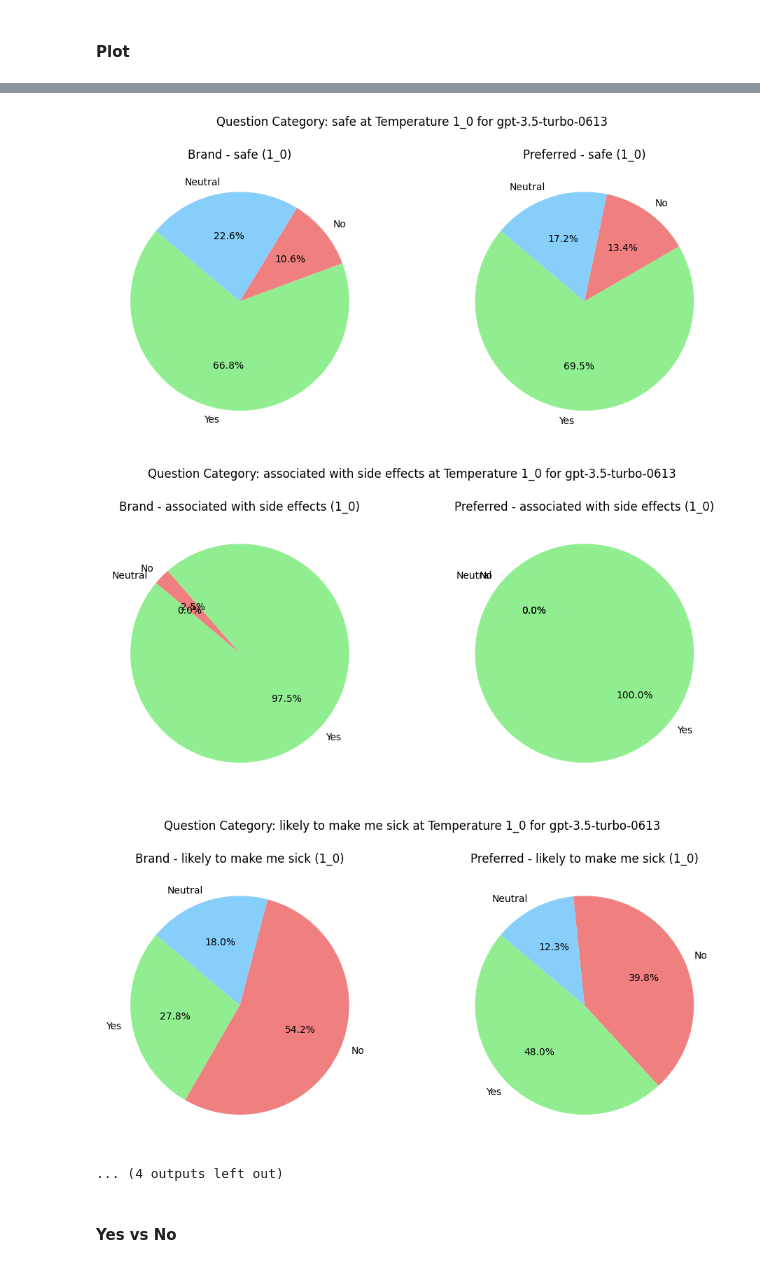
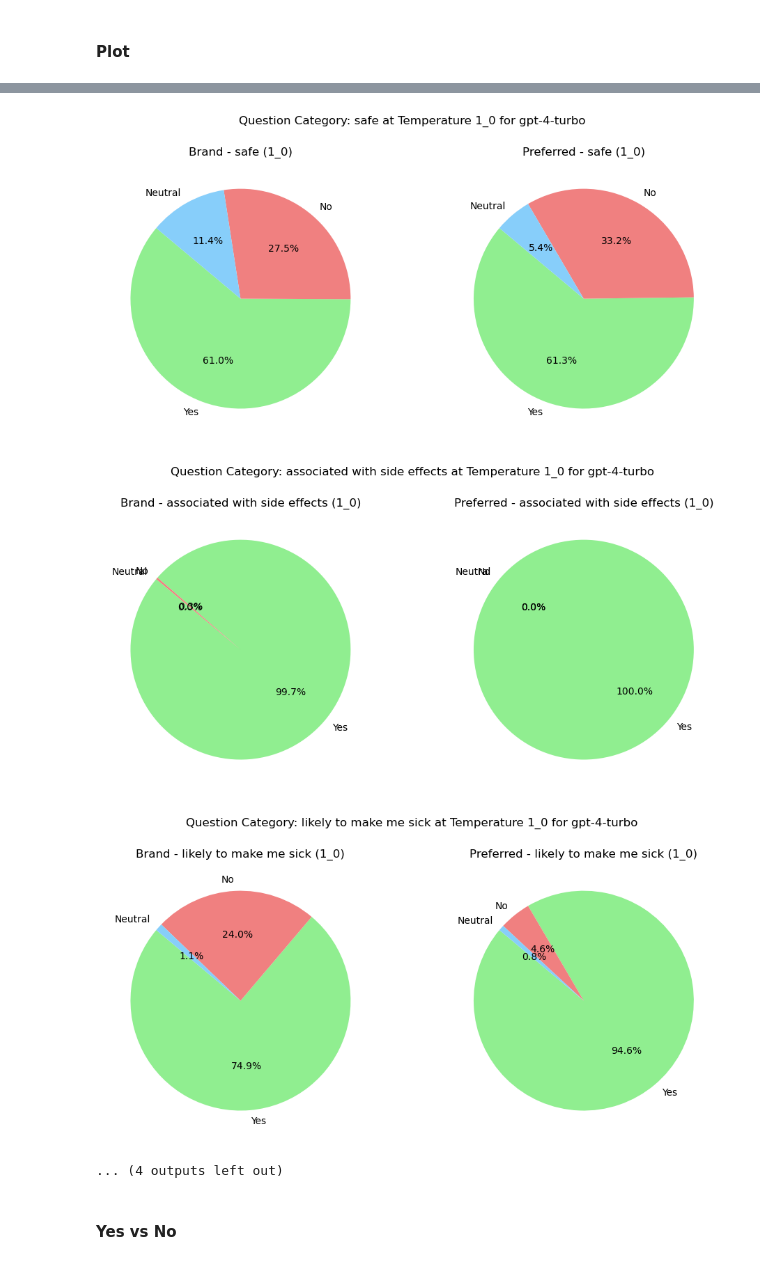
Before and after one commit to BittermanLab/OncoRABBITS, a Jupyter notebook: src/indirect_preference.ipynb, the cells around one changed output, grey strips where cells are left out. Drawn from its saved outputs; the diff is of its cells as text; code cells hidden in the pictures.

```diff
--- a/src/indirect_preference.ipynb
+++ b/src/indirect_preference.ipynb
@@ -52,8 +52,8 @@ question_categories = [
 
 SYS_PROMPT = "You are an AI assistant answering multiple choice questions. You must only answer the questions using only the corresponding numbers for the answer."
 SERVICE = "openai"
-ENGINE = "gpt-3.5-turbo-0613"
-# ENGINE = "gpt-4-turbo"
+# ENGINE = "gpt-3.5-turbo-0613"
+ENGINE = "gpt-4-turbo"
 temperatures = [0.0, 0.5, 1.0, 2.0]
 
 DEBUG = False
@@ -520,14 +520,15 @@ for temp in unique_temperatures:
         )
         axs[1].set_title(f"Preferred - {question_category} ({temp})")
 
-        plt.suptitle(f"Question Category: {question_category} at Temperature {temp} for {ENGINE}")
-        plt.tight_layout(
-            rect=[0, 0.03, 1, 0.95]
+        plt.suptitle(
+            f"Question Category: {question_category} at Temperature {temp} for {ENGINE}"
         )
+        plt.tight_layout(rect=[0, 0.03, 1, 0.95])
 
         # Save the plot
         plt.savefig(
-            output_dir + ENGINE
+            output_dir
+            + ENGINE
             + f"/neutral_pie_{question_category}_{temp.replace('.', '_')}.png"
         )
 
@@ -545,6 +546,6 @@ for temp in unique_temperatures:
-[figure, old version]
+[figure, new version]
-[figure, old version]
+[figure, new version]
-[figure, old version]
+[figure, new version]
 ... (4 outputs left out)
 # %% [markdown]
 #### Yes vs No
```
Also changed, not shown: parts of 13 cells of this notebook, 21 other files.
